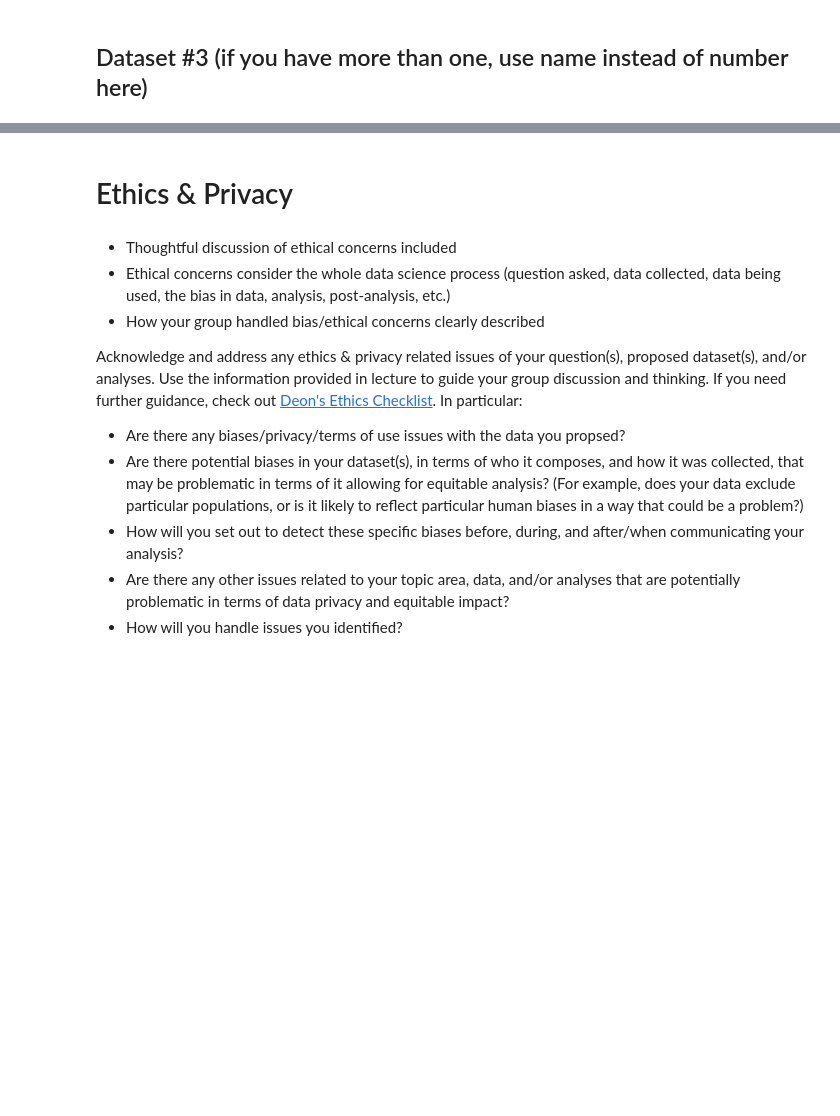
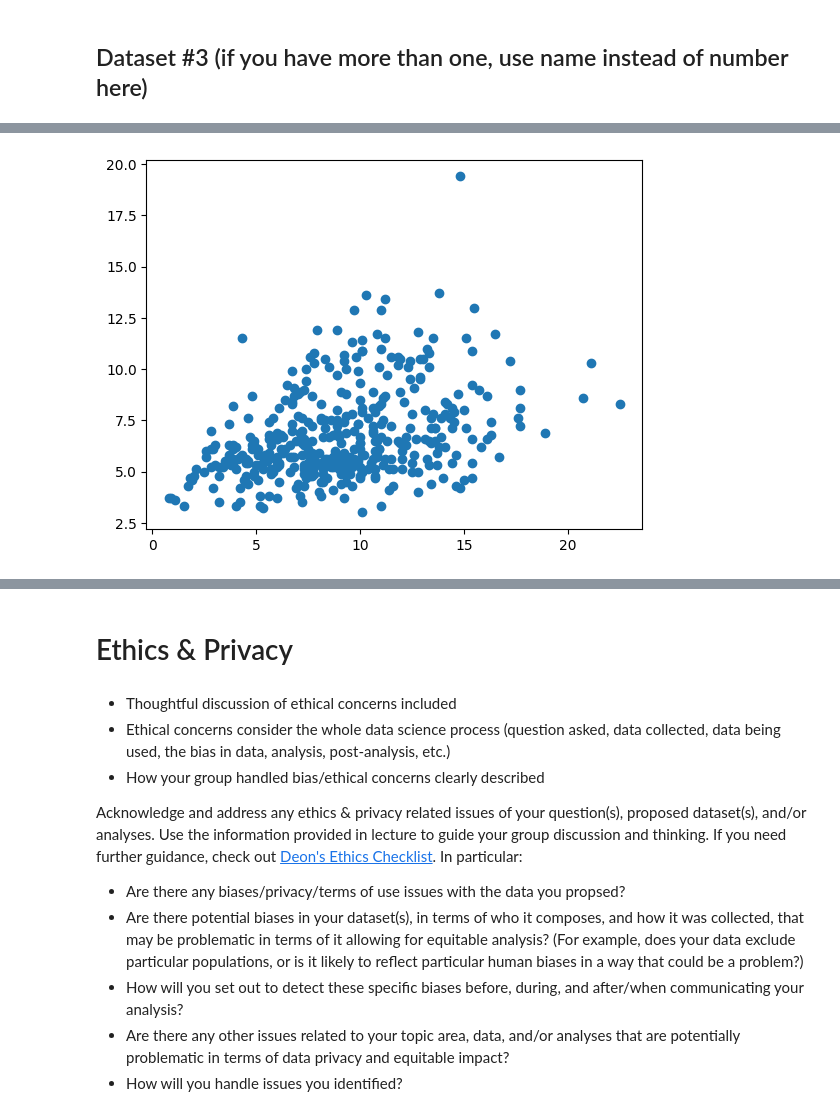
Before and after one commit to navanni/WI25_Portfolio, a Jupyter notebook: DataCheckpoint_Group145_WI25.ipynb, the cells around one changed output, grey strips where cells are left out. Saved outputs shown, nothing was run; the diff lists cells and outputs as text; code cells hidden in the pictures; blank space fills up the shorter version.

```diff
--- a/DataCheckpoint_Group145_WI25.ipynb
+++ b/DataCheckpoint_Group145_WI25.ipynb
@@ -169,0 +346,5 @@ filtered_vix = vix[vix['Close'] > 30]
+# %%
+plt.scatter(x=merged_df['Social Risk Score'], y=merged_df['Governance Risk Score'])
+plt.show()
+# %% [output]
+[figure, added]
```
Also changed, not shown: parts of 11 cells of this notebook.
